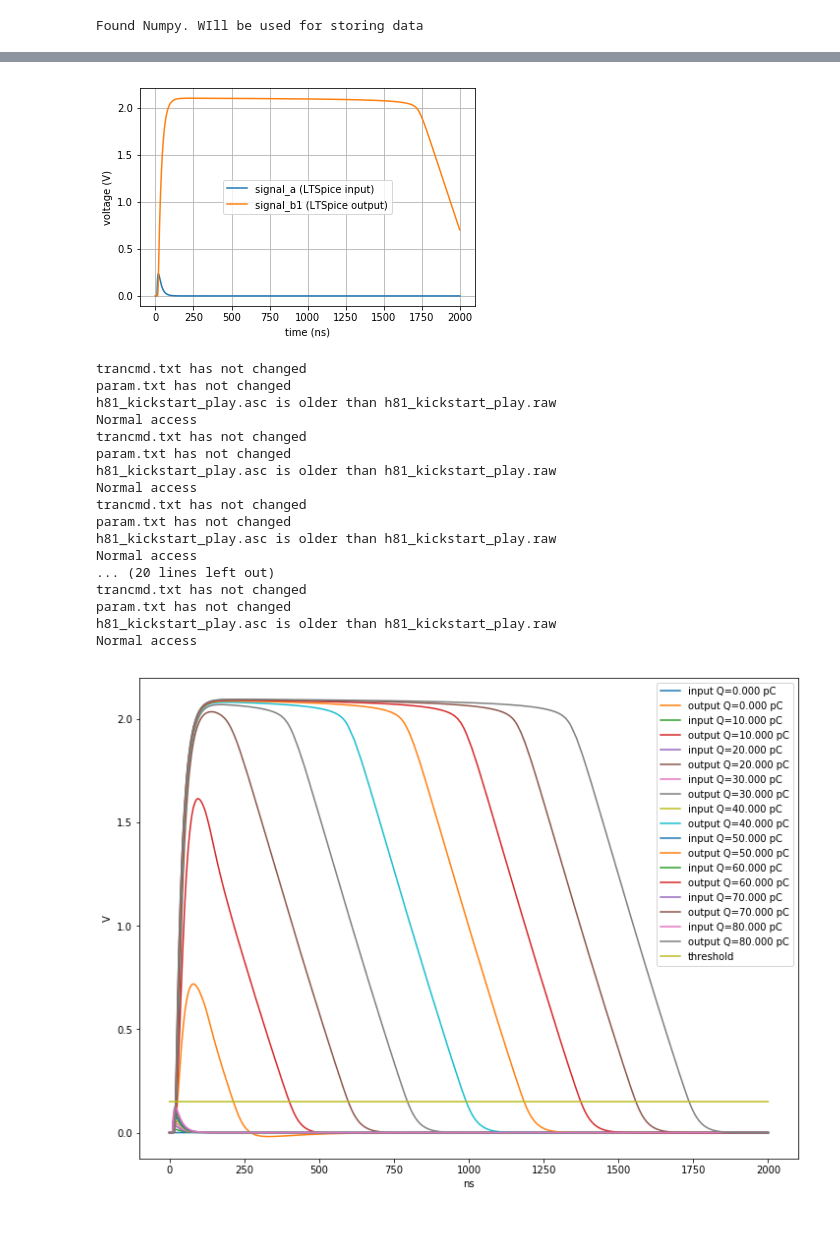
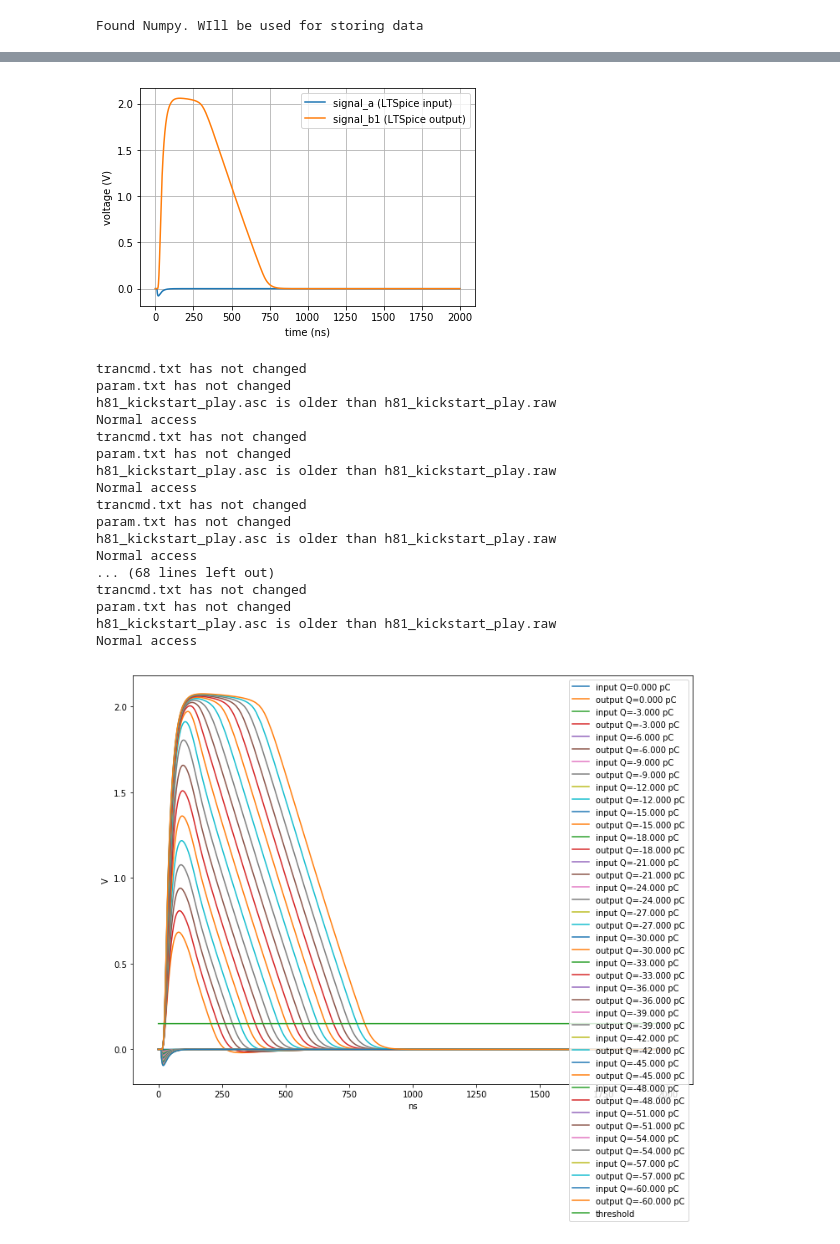
Before and after one commit to acidbourbon/lab_bench, a Jupyter notebook: workdir/jupyter/misc_mw/new_twinpeaks/h81_kickstart_play.ipynb, the cells around one changed output, grey strips where cells are left out. Drawn from its saved outputs; the diff is of its cells as text; code cells hidden in the pictures.

```diff
--- a/workdir/jupyter/misc_mw/new_twinpeaks/h81_kickstart_play.ipynb
+++ b/workdir/jupyter/misc_mw/new_twinpeaks/h81_kickstart_play.ipynb
@@ -18,7 +18,7 @@ Found Numpy. WIll be used for storing data
 ##             generate test signal             ##
 ##################################################
 
-polarity = 1
+polarity = -1
 
 # our samples shall be 100 ms wide
 sample_width=2e-6
@@ -28,7 +28,7 @@ samples = int(sample_width/delta_t)
 
 time = np.linspace(0,sample_width,samples)
 
-signal_a = detector_signal_function(time,polarity*150e-12,5e-9,20e-9,10e-9)
+signal_a = detector_signal_function(time,polarity*50e-12,5e-9,20e-9,10e-9)
 
 plt.plot(time*1e9,signal_a, label="signal_a (LTSpice input)")
 plt.xlabel("time (ns)")
@@ -46,7 +46,8 @@ plt.show()
 
 # all values in SI units
 configuration_1 = {
-  "v_hv":18, # 12V
+  "v_hv":12, # 12V
+  "v_inv" : 1
 }
 
 dummy, signal_b1 = apply_ltspice_filter(
@@ -75,7 +76,7 @@ plt.grid(True)
 plt.legend()
 plt.show()
 # %% [output]
-[figure, old version]
+[figure, new version]
 # %%
 ##################################################
 ##                    Q scan                    ##
@@ -84,12 +85,12 @@ big_figure()
 
 thresh = 150e-3
 
-Q_max = 80e-12
+Q_max = 60e-12
 
 Q_list = []
 tot_list = []
 
-for Q in np.linspace(0,polarity*Q_max,8+1):
+for Q in np.linspace(0,polarity*Q_max,20+1):
   Q_list += [Q]
   signal_a = detector_signal_function(time,Q,5e-9,20e-9,10e-9)
   dummy, signal_b1 = apply_ltspice_filter(
@@ -102,35 +103,35 @@ for Q in np.linspace(0,polarity*Q_max,8+1):
   tot_list += [tot]
   plt.plot(time*1e9,signal_a, label="input Q={:3.3f} pC".format(Q*1e12))
   plt.plot(time*1e9,signal_b1, label="output Q={:3.3f} pC".format(Q*1e12))
 
 plt.plot(time*1e9,time*0 + thresh, label="threshold".format(Q*1e12))
 
 Q = np.array(Q_list)
 tot = np.array(tot_list)
 
 plt.legend()
 plt.xlabel("ns")
 plt.ylabel("V")
 plt.show()
 # %% [output]
 trancmd.txt has not changed
 param.txt has not changed
 h81_kickstart_play.asc is older than h81_kickstart_play.raw
 Normal access
 trancmd.txt has not changed
 param.txt has not changed
 h81_kickstart_play.asc is older than h81_kickstart_play.raw
 Normal access
 trancmd.txt has not changed
 param.txt has not changed
 h81_kickstart_play.asc is older than h81_kickstart_play.raw
 Normal access
-... (20 lines left out)
+... (68 lines left out)
 trancmd.txt has not changed
 param.txt has not changed
 h81_kickstart_play.asc is older than h81_kickstart_play.raw
 Normal access
-[figure, old version]
+[figure, new version]
 # %%
 plt.plot(polarity*Q*1e12,tot*1e9)
 plt.scatter(polarity*Q*1e12,tot*1e9)
```
Also changed, not shown: parts of 5 cells of this notebook, 2 other files.
